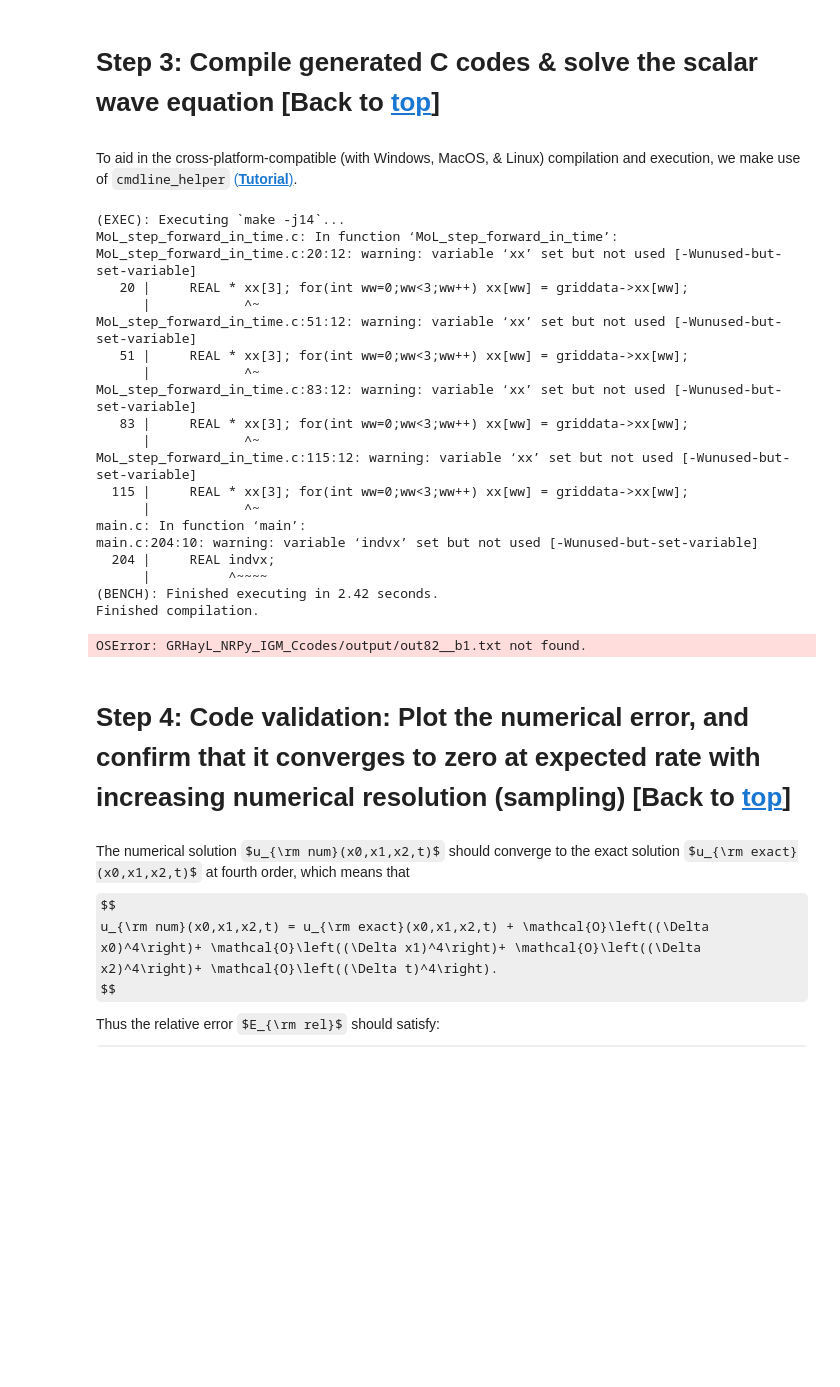
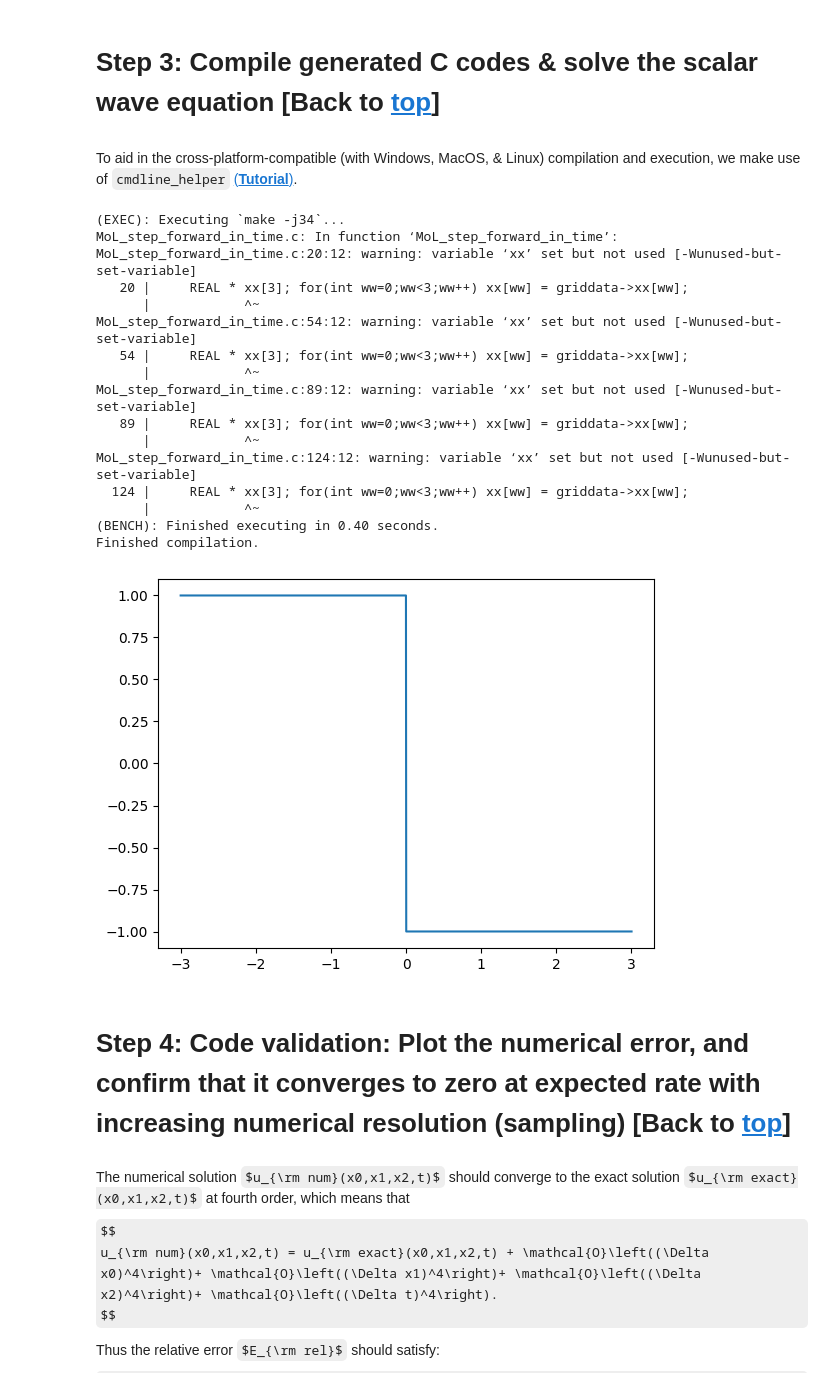
Before and after one commit to GRHayL/GRHayL, a Jupyter notebook: implementations/GRHayL_NRPy_IGM/Tutorial-GRHayL_NRPy_IGM.ipynb, the cells around one changed output. Drawn from its saved outputs; the diff is of its cells as text; code cells hidden in the pictures; some formulas as TeX source; blank space fills up the shorter version.

Commit message:
working on GRHayL_NRPy_IGM flat spacetime 1D tests

```diff
--- a/implementations/GRHayL_NRPy_IGM/Tutorial-GRHayL_NRPy_IGM.ipynb
+++ b/implementations/GRHayL_NRPy_IGM/Tutorial-GRHayL_NRPy_IGM.ipynb
@@ -1830,29 +2154,25 @@ GRHAYL_LIB_FLAG = "-L../../../lib"
 # Step 10.d.iii: Compile the code
 cmd.new_C_compile(Ccodesrootdir,"GRHayL_NRPy_IGM_standalone",
                   uses_free_parameters_h=True,
-                  compiler_opt_option="fast",
+                  compiler_opt_option="debug",
                   addl_CFLAGS=[GRHAYL_INC_FLAG],
                   addl_libraries=[GRHAYL_LIB_FLAG+" -lgrhayl"])
 # %% [output]
-(EXEC): Executing `make -j14`...
+(EXEC): Executing `make -j34`...
 MoL_step_forward_in_time.c: In function ‘MoL_step_forward_in_time’:
 MoL_step_forward_in_time.c:20:12: warning: variable ‘xx’ set but not used [-Wunused-but-set-variable]
    20 |     REAL * xx[3]; for(int ww=0;ww<3;ww++) xx[ww] = griddata->xx[ww];
       |            ^~
-MoL_step_forward_in_time.c:51:12: warning: variable ‘xx’ set but not used [-Wunused-but-set-variable]
-   51 |     REAL * xx[3]; for(int ww=0;ww<3;ww++) xx[ww] = griddata->xx[ww];
+MoL_step_forward_in_time.c:54:12: warning: variable ‘xx’ set but not used [-Wunused-but-set-variable]
+   54 |     REAL * xx[3]; for(int ww=0;ww<3;ww++) xx[ww] = griddata->xx[ww];
       |            ^~
-MoL_step_forward_in_time.c:83:12: warning: variable ‘xx’ set but not used [-Wunused-but-set-variable]
-   83 |     REAL * xx[3]; for(int ww=0;ww<3;ww++) xx[ww] = griddata->xx[ww];
+MoL_step_forward_in_time.c:89:12: warning: variable ‘xx’ set but not used [-Wunused-but-set-variable]
+   89 |     REAL * xx[3]; for(int ww=0;ww<3;ww++) xx[ww] = griddata->xx[ww];
       |            ^~
-MoL_step_forward_in_time.c:115:12: warning: variable ‘xx’ set but not used [-Wunused-but-set-variable]
-  115 |     REAL * xx[3]; for(int ww=0;ww<3;ww++) xx[ww] = griddata->xx[ww];
+MoL_step_forward_in_time.c:124:12: warning: variable ‘xx’ set but not used [-Wunused-but-set-variable]
+  124 |     REAL * xx[3]; for(int ww=0;ww<3;ww++) xx[ww] = griddata->xx[ww];
       |            ^~
-main.c: In function ‘main’:
-main.c:204:10: warning: variable ‘indvx’ set but not used [-Wunused-but-set-variable]
-  204 |     REAL indvx;
-      |          ^~~~~
-(BENCH): Finished executing in 2.42 seconds.
+(BENCH): Finished executing in 0.40 seconds.
 Finished compilation.
 # %%
 # import cmdline_helper as cmd
@@ -1880,16 +2200,14 @@ Finished compilation.
 # %%
 import numpy as np
 import matplotlib.pyplot as plt
-
-raw_data = np.loadtxt("GRHayL_NRPy_IGM_Ccodes/output/out82__b1.txt")
-# %% [output]
-OSError: GRHayL_NRPy_IGM_Ccodes/output/out82__b1.txt not found.
 # %%
+raw_data = np.loadtxt("GRHayL_NRPy_IGM_Ccodes/output/out1602__b4-00000000.txt")
+
 raw_data[:, 0]
-plt.plot(raw_data[:,0], raw_data[:,-3])
-plt.plot(raw_data[:,0], raw_data[:,-2])
-plt.plot(raw_data[:,0], raw_data[:,-1])
+plt.plot(raw_data[:,0], raw_data[:,-5])
 plt.show()
+# %% [output]
+[figure, added]
 # %% [markdown]
 <a id='convergence'></a>
 
```
Also changed, not shown: parts of 22 cells of this notebook.
